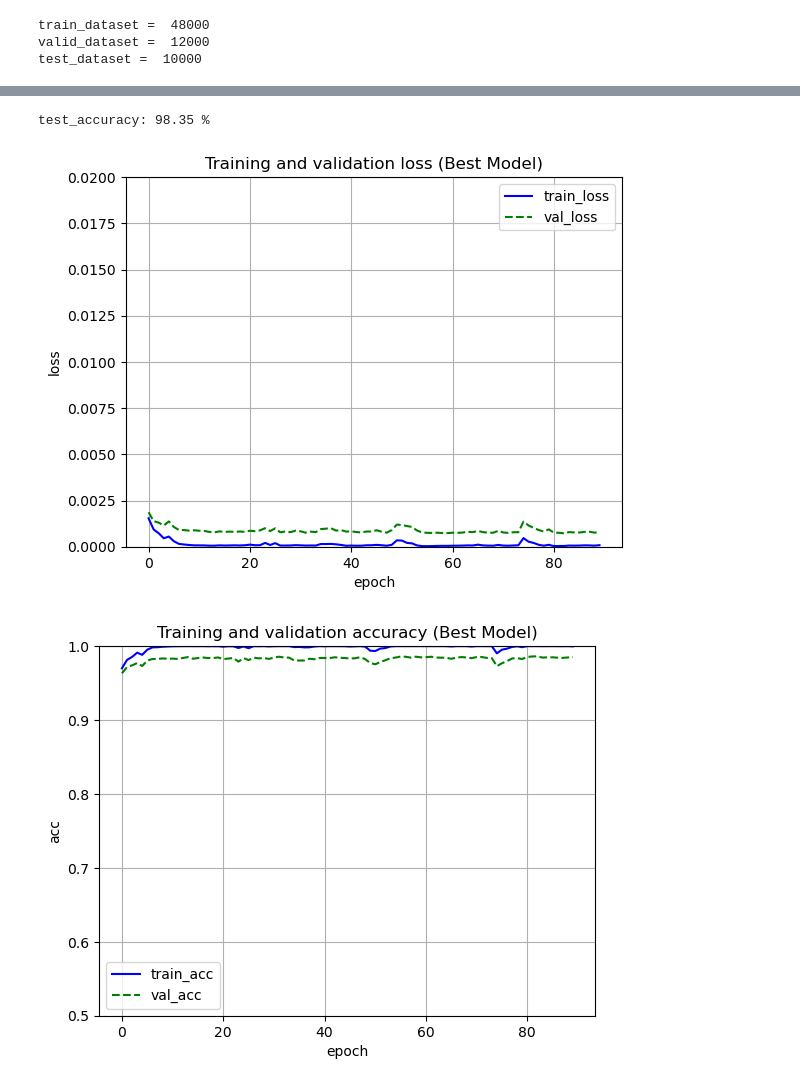
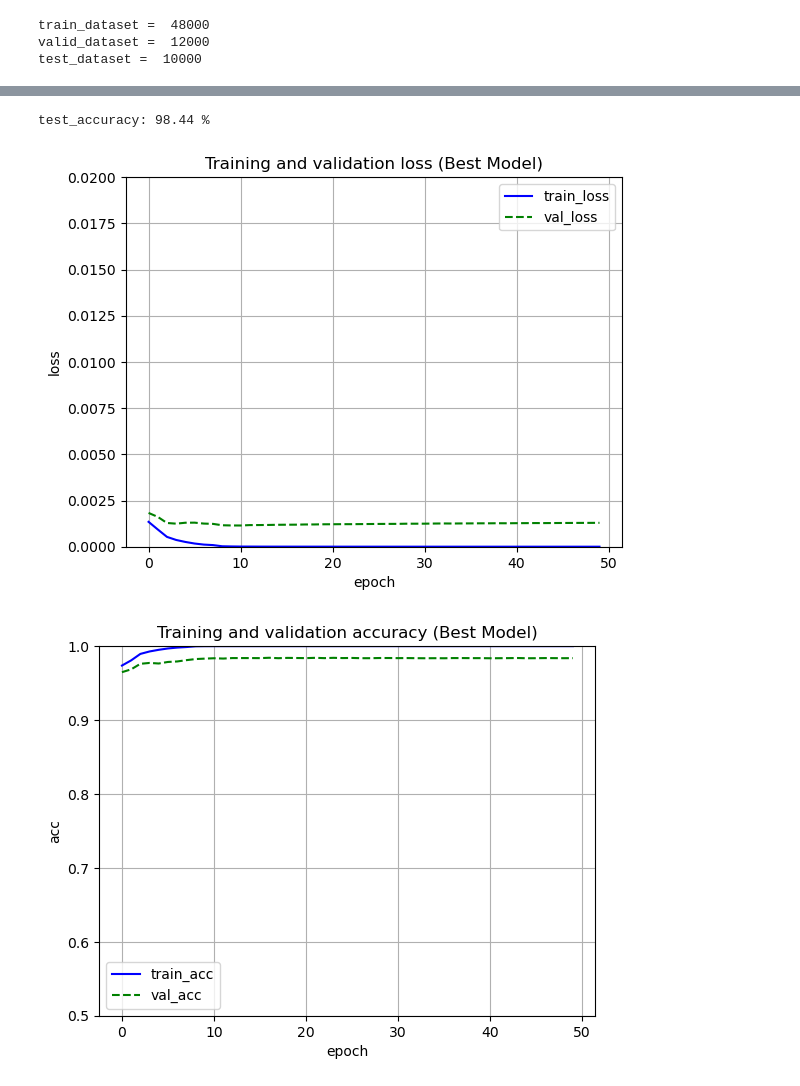
Before and after one commit to namoshi/dl_intro, a Jupyter notebook: MLP_mnist_optuna.ipynb, the cells around one changed output, grey strips where cells are left out. Cells and saved outputs as stored; diff of their text form; code cells hidden in the pictures.

```diff
--- a/MLP_mnist_optuna.ipynb
+++ b/MLP_mnist_optuna.ipynb
@@ -181,8 +181,9 @@ device = 'cuda' if torch.cuda.is_available() else 'cpu'
 
 ###  Final training with the optimum model
 print ('training start ...')
+nepoch = 50
 mid_units = study.best_params['mid_units']
-num_epochs = study.best_params['nepoch']
+#nepoch = study.best_params['nepoch']
 learning_rate = study.best_params['learning_rate']
 weight_decay = study.best_params['weight_decay']
 
@@ -195,7 +196,7 @@ optimizer = optim.SGD(net.parameters(), lr=learning_rate, momentum=0.9, weight_d
 # initialize list for plot graph after training
 train_loss_list, train_acc_list, val_loss_list, val_acc_list = [], [], [], []
 
-for epoch in range(num_epochs):
+for epoch in range(nepoch):
     # initialize each epoch
     train_loss, train_acc, val_loss, val_acc = 0, 0, 0, 0
 
@@ -238,7 +239,7 @@ for epoch in range(num_epochs):
 
     # print log
     print ('Epoch [{}/{}] train Loss: {loss:.4f}, train acc: {acc:.4f} | val_loss: {val_loss:.4f}, val_acc: {val_acc:.4f}'
-                   .format(epoch+1, num_epochs, i+1, loss=avg_train_loss, acc=avg_train_acc, val_loss=avg_val_loss, val_acc=avg_val_acc))
+                   .format(epoch+1, nepoch, i+1, loss=avg_train_loss, acc=avg_train_acc, val_loss=avg_val_loss, val_acc=avg_val_acc))
 
     # append list for polt graph after training
     train_loss_list.append(avg_train_loss)
@@ -276,7 +277,7 @@ with torch.no_grad():
         total += labels.size(0)
     print('test_accuracy: {} %'.format(100 * test_acc / total))
 # %% [output]
-test_accuracy: 98.35 %
+test_accuracy: 98.44 %
 # %%
 # save weights (You can save the model by uncomment the following line)
 import os
@@ -285,28 +286,28 @@ if not os.path.exists('trained_models'):
 torch.save(net.state_dict(), './trained_models/MLP_mnist_optuna_best.pth')
 # %%
 plt.figure()
-plt.plot(range(num_epochs), train_loss_list, color='blue', linestyle='-', label='train_loss')
-plt.plot(range(num_epochs), val_loss_list, color='green', linestyle='--', label='val_loss')
+plt.plot(range(nepoch), train_loss_list, color='blue', linestyle='-', label='train_loss')
+plt.plot(range(nepoch), val_loss_list, color='green', linestyle='--', label='val_loss')
 plt.ylim([0.0,0.02])
 plt.legend()
 plt.xlabel('epoch')
 plt.ylabel('loss')
 plt.title('Training and validation loss (Best Model)')
 plt.grid()
 plt.savefig('MLP_mnist_optuna_best_loss.png')
 plt.show()
 
 plt.figure()
-plt.plot(range(num_epochs), train_acc_list, color='blue', linestyle='-', label='train_acc')
-plt.plot(range(num_epochs), val_acc_list, color='green', linestyle='--', label='val_acc')
+plt.plot(range(nepoch), train_acc_list, color='blue', linestyle='-', label='train_acc')
+plt.plot(range(nepoch), val_acc_list, color='green', linestyle='--', label='val_acc')
 plt.ylim([0.5, 1.0])
 plt.legend()
 plt.xlabel('epoch')
 plt.ylabel('acc')
 plt.title('Training and validation accuracy (Best Model)')
 plt.grid()
 plt.savefig('MLP_mnist_optuna_best_acc.png')
 plt.show()
 # %% [output]
-[figure, old version]
+[figure, new version]
-[figure, old version]
+[figure, new version]
```
Also changed, not shown: parts of 4 cells of this notebook, 2 other files.
